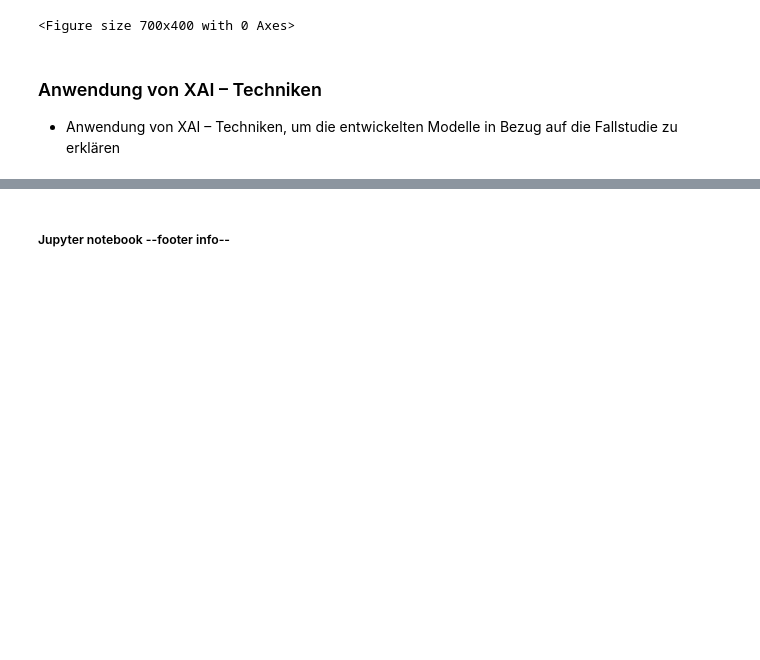
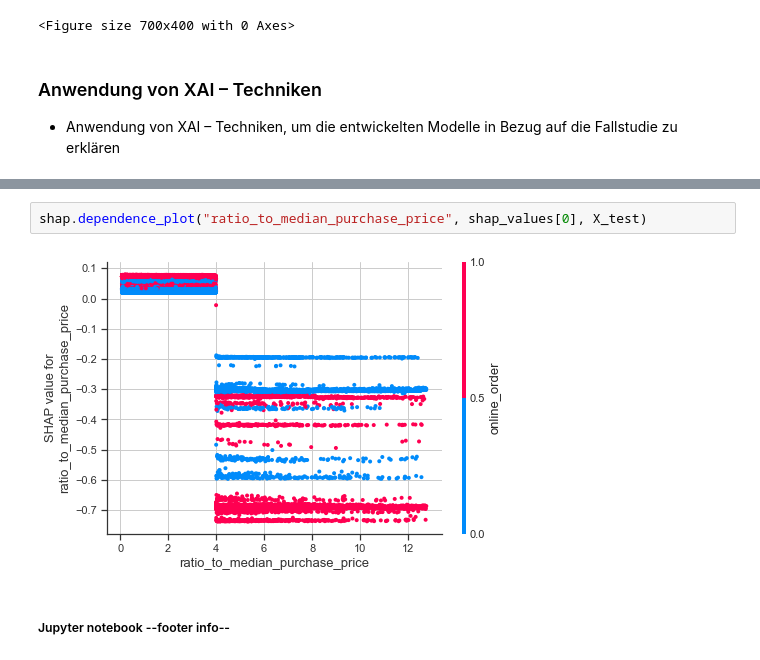
Before and after one commit to zwoi/creditcard, a Jupyter notebook: creditcard_fraud.ipynb, the cells around one changed output, grey strips where cells are left out. Cells and saved outputs as stored; diff of their text form; blank space fills up the shorter version.

```diff
--- a/creditcard_fraud.ipynb
+++ b/creditcard_fraud.ipynb
@@ -1788,3 +1776,7 @@ in Bezug auf die Fallstudie zu erklären
+# %%
+shap.dependence_plot("ratio_to_median_purchase_price", shap_values[0], X_test)
+# %% [output]
+[figure, added]
 # %% [markdown]
 ##### Jupyter notebook --footer info--
 # %%
```
Also changed, not shown: parts of 29 cells of this notebook.
